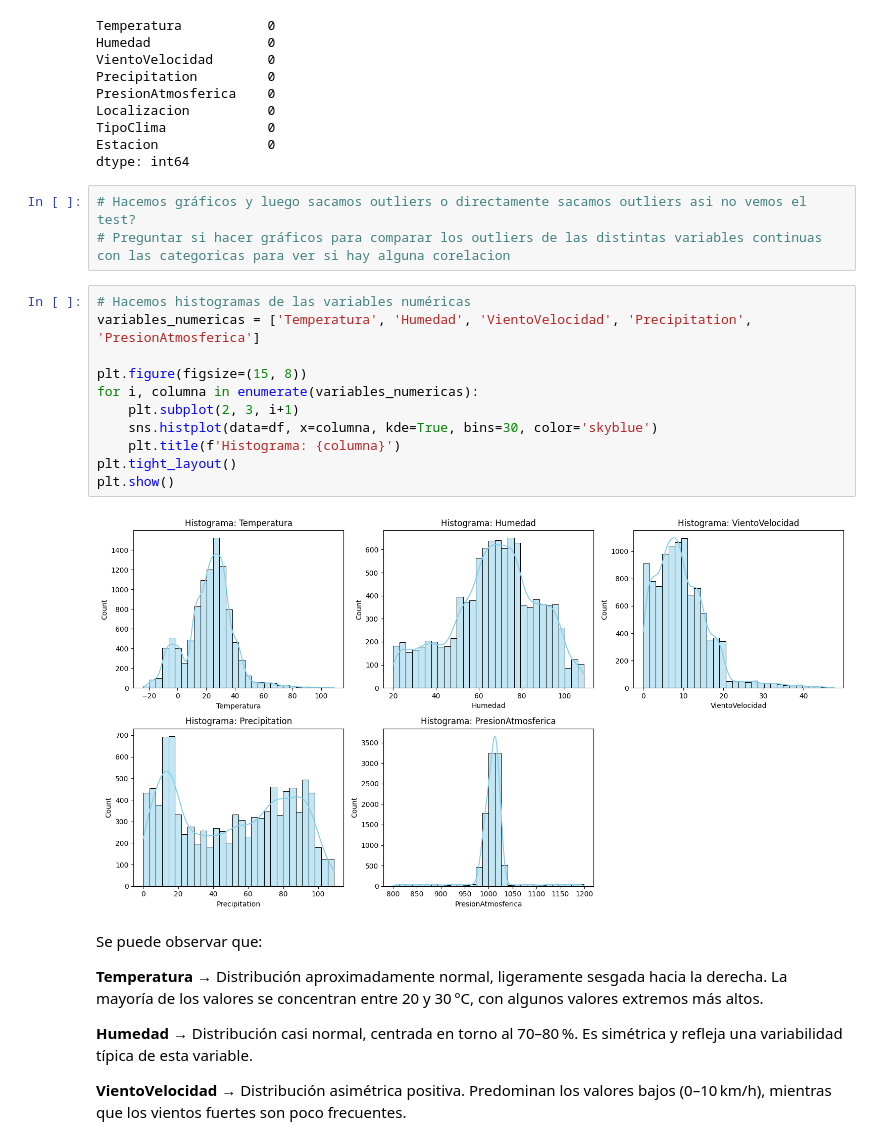
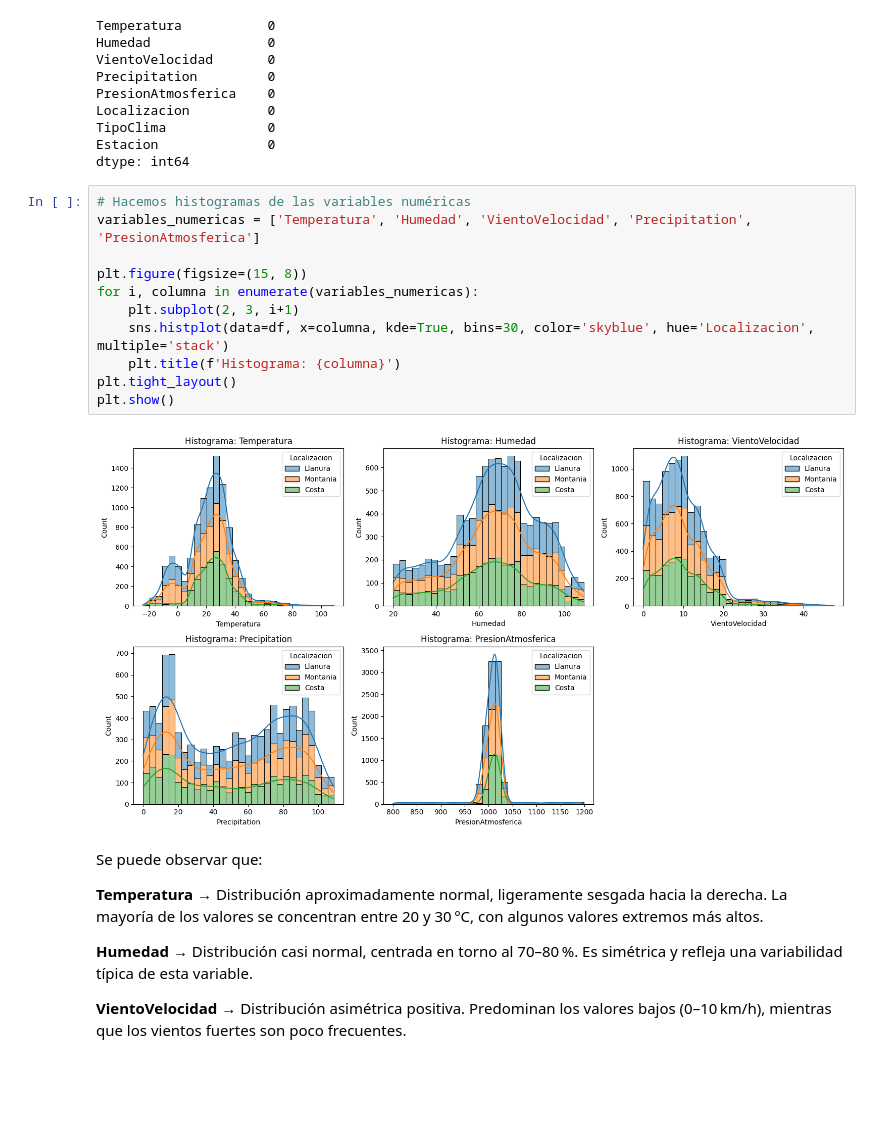
Before and after one commit to Kabarou/TP3_Mineria, a Jupyter notebook: main.ipynb, the cells around one changed output. Cells and saved outputs as stored; diff of their text form; blank space fills up the shorter version.

```diff
--- a/main.ipynb
+++ b/main.ipynb
@@ -64,22 +67,19 @@ Localizacion          0
 TipoClima             0
 Estacion              0
 dtype: int64
-# %%
-# Hacemos gráficos y luego sacamos outliers o directamente sacamos outliers asi no vemos el test?
-# Preguntar si hacer gráficos para comparar los outliers de las distintas variables continuas con las categoricas para ver si hay alguna corelacion
 # %%
 # Hacemos histogramas de las variables numéricas
 variables_numericas = ['Temperatura', 'Humedad', 'VientoVelocidad', 'Precipitation', 'PresionAtmosferica']
 
 plt.figure(figsize=(15, 8))
 for i, columna in enumerate(variables_numericas):
     plt.subplot(2, 3, i+1)
-    sns.histplot(data=df, x=columna, kde=True, bins=30, color='skyblue')
+    sns.histplot(data=df, x=columna, kde=True, bins=30, color='skyblue', hue='Localizacion', multiple='stack')
     plt.title(f'Histograma: {columna}')
 plt.tight_layout()
 plt.show()
 # %% [output]
-[figure, old version]
+[figure, new version]
 # %% [markdown]
 Se puede observar que:
 
```
Also changed, not shown: parts of 24 cells of this notebook.
